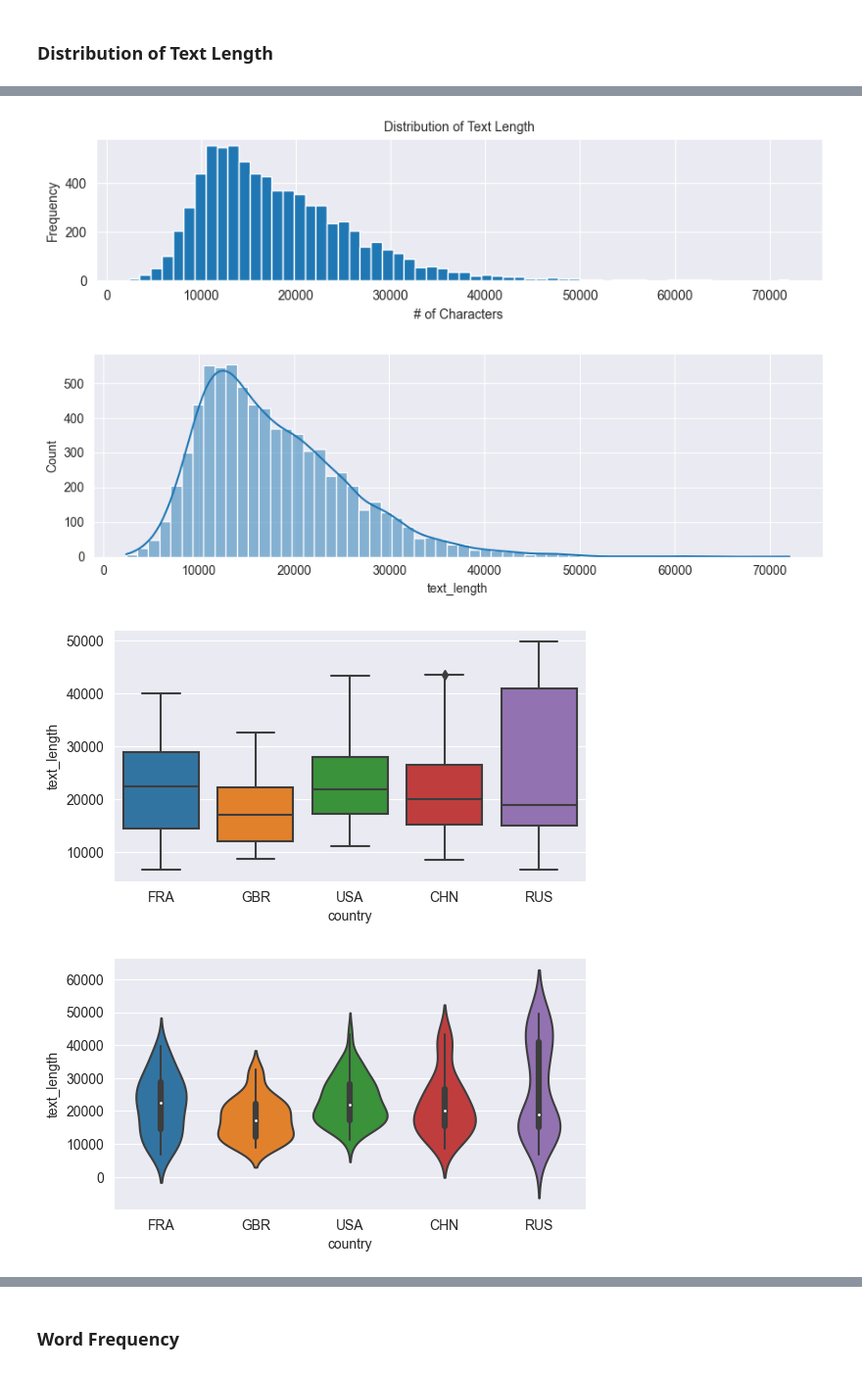
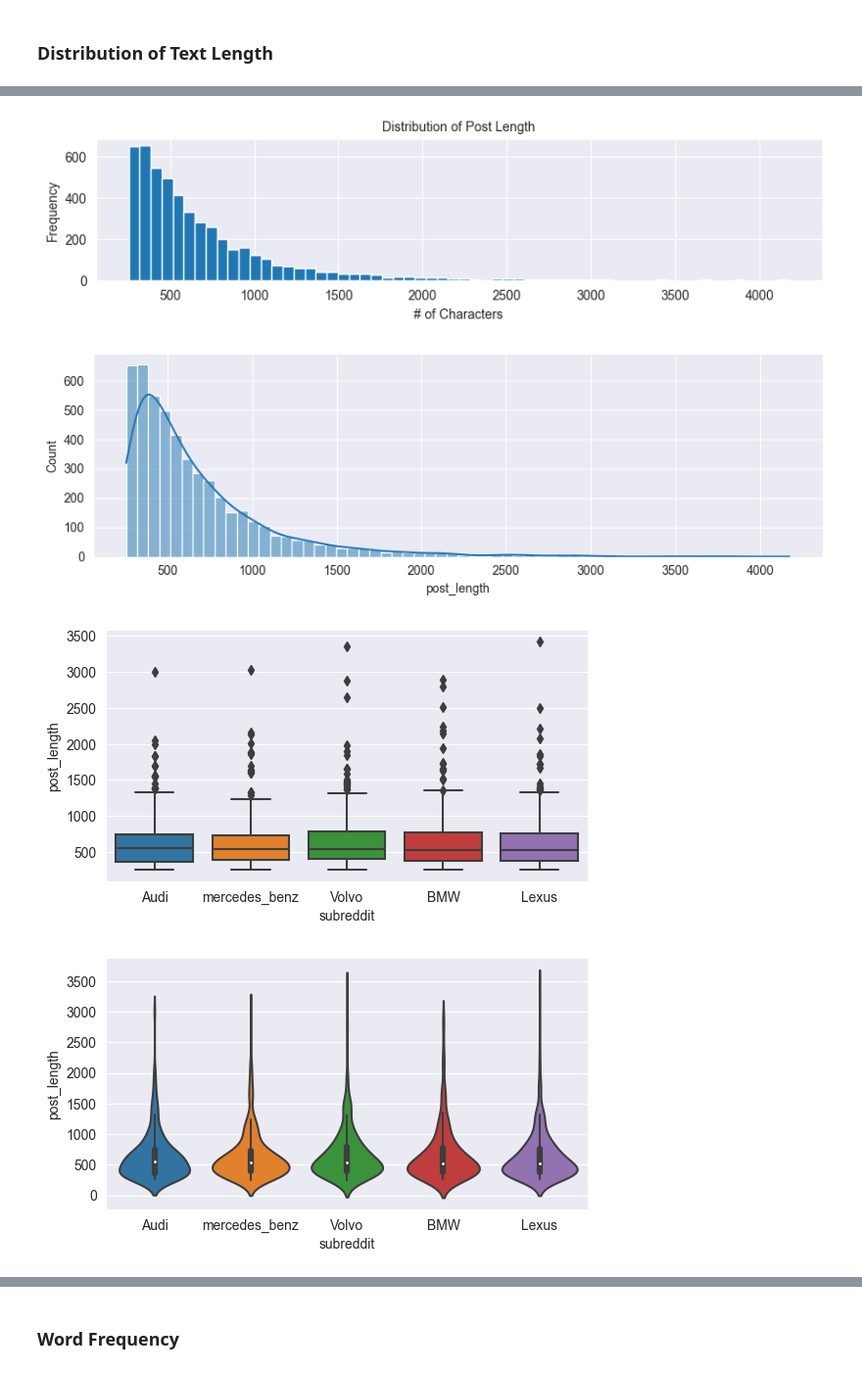
Before and after one commit to shane-kercheval/nlp-template, a Jupyter notebook: source/notebooks/text_eda_reddit.ipynb, the cells around one changed output, grey strips where cells are left out. Shown at 98% size. Cells and saved outputs as stored; diff of their text form; code cells hidden in the pictures.

```diff
--- a/source/notebooks/text_eda_reddit.ipynb
+++ b/source/notebooks/text_eda_reddit.ipynb
@@ -158,23 +181,29 @@ ax;
 # %%
-ax = df['text_length'].plot(kind='hist', bins=60, figsize=(10, 2));
-ax.set_title("Distribution of Text Length")
+ax = df['post_length'].plot(kind='hist', bins=60, figsize=(10, 2));
+ax.set_title("Distribution of Post Length")
 ax.set_xlabel("# of Characters")
 ax;
 # %% [output]
-[figure, old version]
+[figure, new version]
 # %%
 import seaborn as sns
-sns.displot(df['text_length'], bins=60, kde=True, height=3, aspect=3);
+sns.displot(df['post_length'], bins=60, kde=True, height=3, aspect=3);
 # %% [output]
-[figure, old version]
+[figure, new version]
 # %%
-where = df['country'].isin(['USA', 'FRA', 'GBR', 'CHN', 'RUS'])
-g = sns.catplot(data=df[where], x="country", y="text_length", kind='box')
+where = df['subreddit'].isin([
+    'Lexus',
+    'mercedes_benz',
+    'Audi',
+    'Volvo',
+    'BMW',
+])
+g = sns.catplot(data=df[where], x="subreddit", y="post_length", kind='box')
 g.fig.set_size_inches(6, 3)
 g.fig.set_dpi(100)
-g = sns.catplot(data=df[where], x="country", y="text_length", kind='violin')
+g = sns.catplot(data=df[where], x="subreddit", y="post_length", kind='violin')
 g.fig.set_size_inches(6, 3)
 g.fig.set_dpi(100)
 # %% [output]
-[figure, old version]
+[figure, new version]
-[figure, old version]
+[figure, new version]
```
Also changed, not shown: parts of 36 cells of this notebook.
